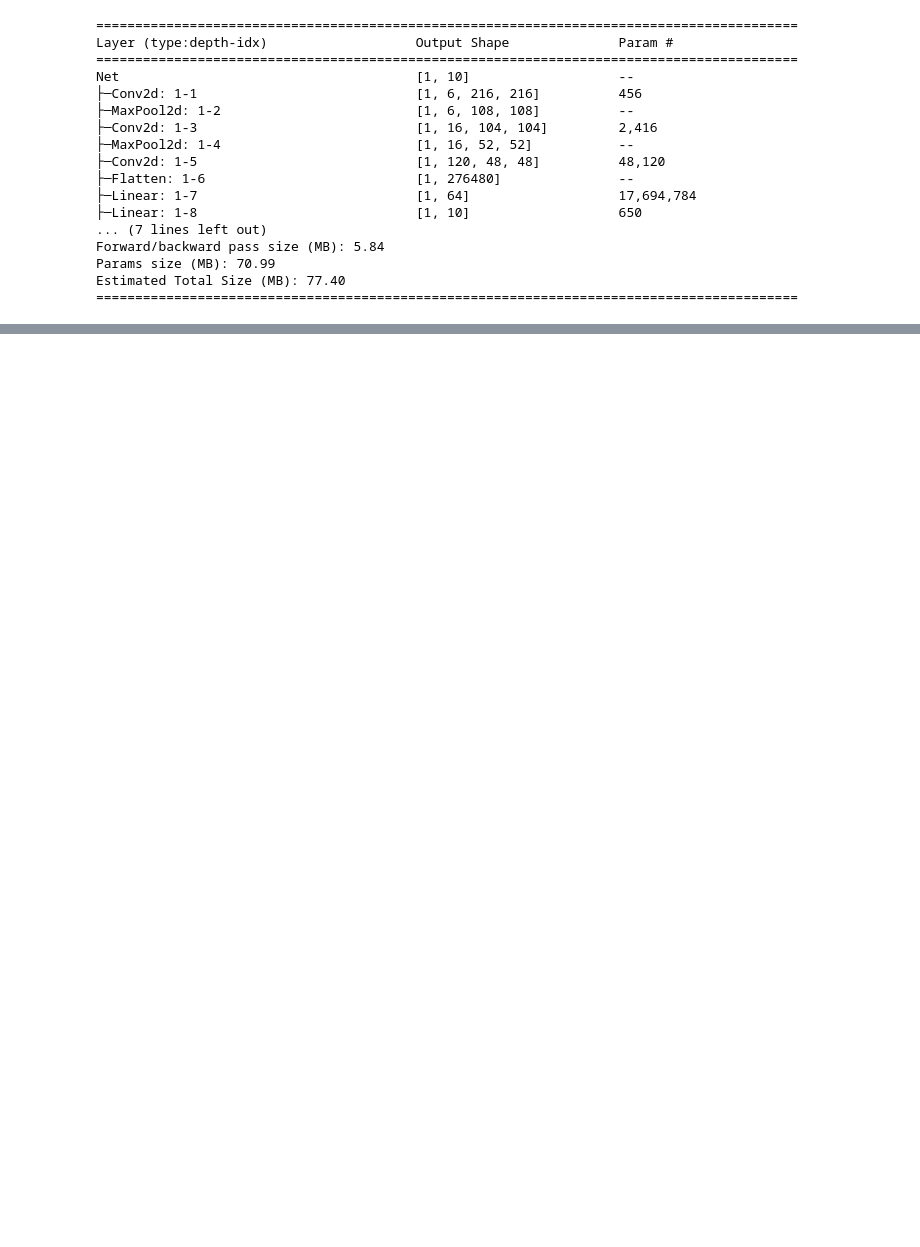
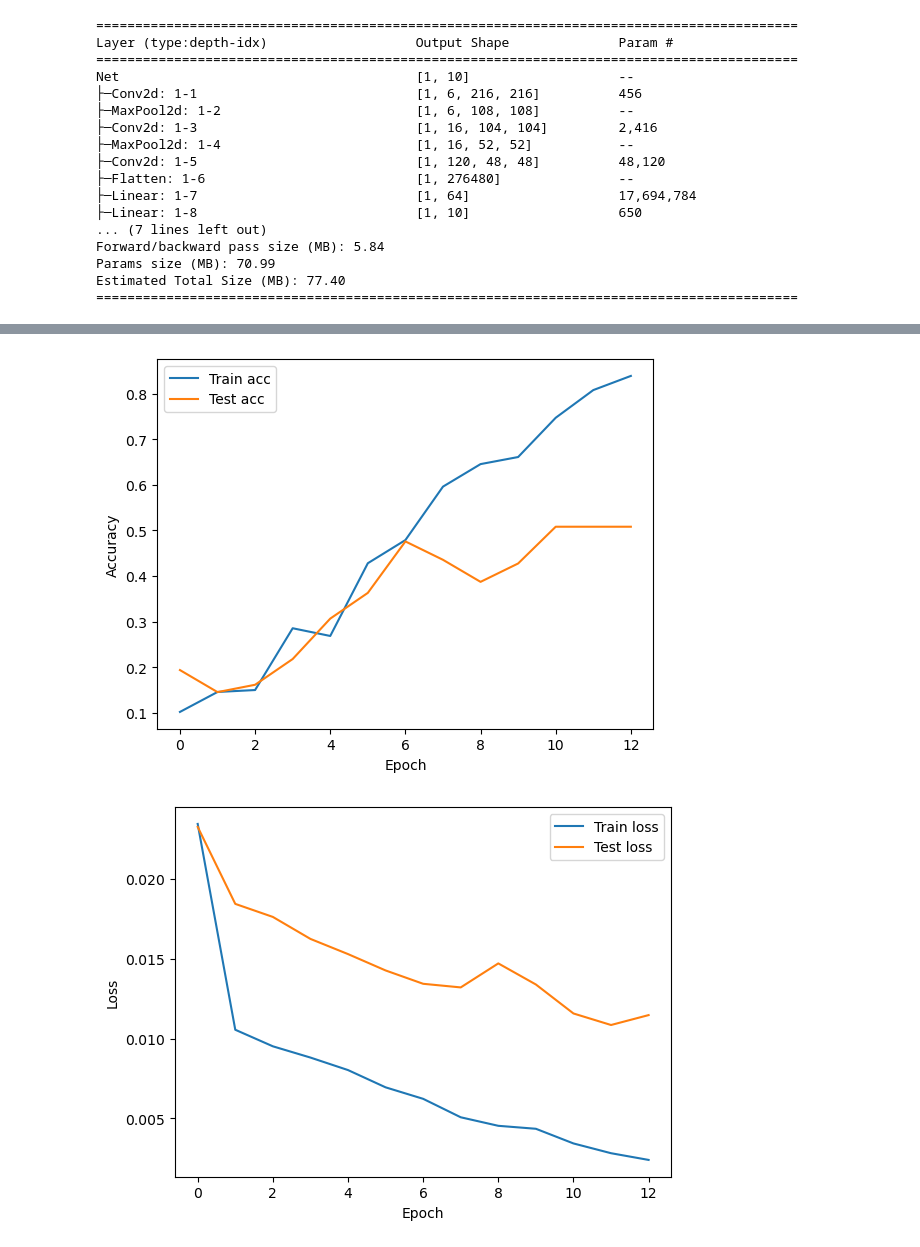
Before and after one commit to Vitolus/FMLIVU_butterfly, a Jupyter notebook: src/butterfly_cnn.ipynb, the cells around one changed output, grey strips where cells are left out. Saved outputs shown, nothing was run; the diff lists cells and outputs as text; code cells hidden in the pictures; blank space fills up the shorter version.

Commit message:
refactor and add plot

```diff
--- a/src/butterfly_cnn.ipynb
+++ b/src/butterfly_cnn.ipynb
@@ -200,7 +197,7 @@ Train and validate methods
 # %%
 def fit(net, trainloader, optimizer, loss_fn=nn.CrossEntropyLoss()):
     net.train()
-    total_loss = acc = count = 0
+    total_loss, acc, count = 0, 0, 0
     for features, labels in trainloader:
         features = features.to(device)
         labels = labels.to(device)
@@ -217,7 +214,7 @@ def fit(net, trainloader, optimizer, loss_fn=nn.CrossEntropyLoss()):
 
 def predict(net, valloader, loss_fn=nn.CrossEntropyLoss()):
     net.eval()
-    count = acc = total_loss = 0
+    count, acc, total_loss = 0, 0, 0
     with torch.no_grad():
         for features, labels in valloader:
             features = features.to(device)
@@ -234,13 +231,13 @@ Objective method for k fold cross validation
 def objective(trial, trainset, X, y):
     lr = trial.suggest_float('lr', 0.001, 0.1, log=True)
     batch_size = trial.suggest_categorical('batch_size', [64, 128, 256])
-    epochs = trial.suggest_int('epochs', 10, 30)
+    epochs = trial.suggest_int('epochs', 20, 60)
     net = Net().to(device)
     optimizer = optim.Adam(net.parameters(), lr=lr)
 
-    print(f"\ntrial #{trial.number+1} => lr={lr}, batch_size={batch_size}, epochs={epochs}, optimizer={optimizer}")
     skf = StratifiedKFold(n_splits=10, shuffle=True, random_state=1)
     val_accs = []
+    train_acc, train_loss, val_acc, val_loss, mean_acc = 0, 0, 0, 0, 0
     split_num = 0
     for train_index, val_index in skf.split(X, y):
         split_num += 1
@@ -338,9 +413,14 @@ Estimated Total Size (MB): 77.40
 trainloader = DataLoader(trainset, batch_size=trial.params['batch_size'], shuffle=True)
 testloader = DataLoader(testset, batch_size=trial.params['batch_size'], shuffle=False)
 optimizer = optim.Adam(net.parameters(), lr=trial.params['lr'])
+train_accs, train_losses, test_accs, test_losses = [], [], [], []
 for epoch in range(trial.params['epochs']):
     train_loss, train_acc = fit(net,trainloader, optimizer)
-    print(f"Epoch {epoch + 1}, Train acc={train_acc:.3f}, Train loss={train_loss:.3f}")
-test_loss, test_acc = predict(net, testloader)
-print(f"Test acc={test_acc:.3f}, Train loss={test_loss:.3f}")
+    train_losses.append(train_loss)
+    train_accs.append(train_acc)
+    test_loss, test_acc = predict(net, testloader)
+    test_losses.append(test_loss)
+    test_accs.append(test_acc)
+    print(f"Epoch {epoch}, Train acc={train_acc:.3f}, Train loss={train_loss:.3f}, Test acc={test_acc:.3f},"
+          f"Test loss={test_loss:.3f}")
 # %% [output]
@@ -363,0 +442,9 @@ Test acc=0.637, Train loss=0.014
+# %%
+train_accs = np.array(train_accs)
+train_losses = np.array(train_losses)
+test_accs = np.array(test_accs)
+test_losses = np.array(test_losses)
+print(train_losses.shape, test_losses.shape)
+print(train_losses, test_losses)
+print(train_accs.shape, test_accs.shape)
+print(train_accs, test_accs)
@@ -363,0 +464,17 @@ Test acc=0.637, Train loss=0.014
+# %%
+plt.plot(train_accs, label='Train acc')
+plt.plot(test_accs, label='Test acc')
+plt.xlabel('Epoch')
+plt.ylabel('Accuracy')
+plt.legend()
+plt.show()
+
+plt.plot(train_losses, label='Train loss')
+plt.plot(test_losses, label='Test loss')
+plt.xlabel('Epoch')
+plt.ylabel('Loss')
+plt.legend()
+plt.show()
+# %% [output]
+[figure, added]
+[figure, added]
```
Also changed, not shown: parts of 7 cells of this notebook, 1 other file.
